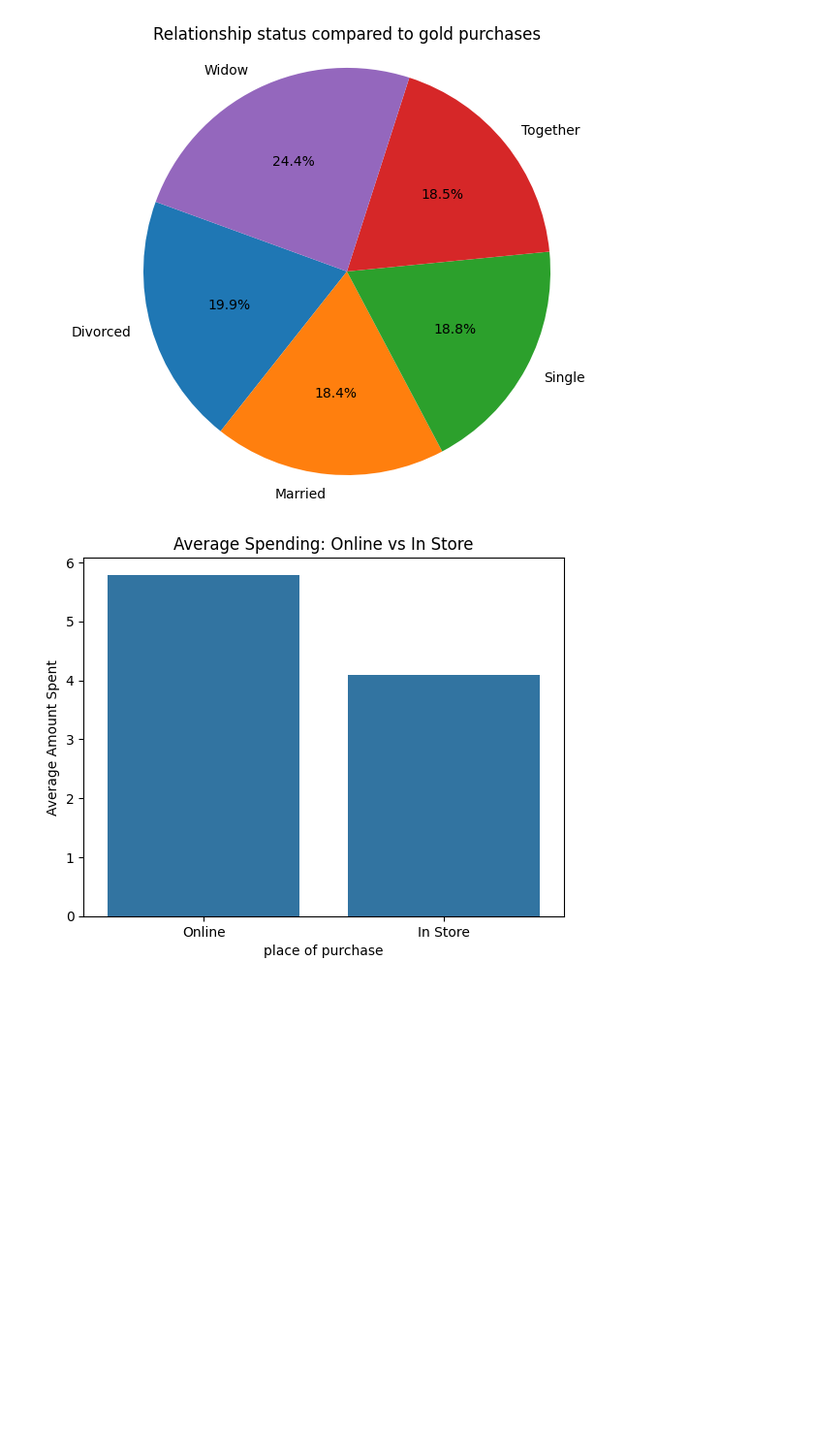
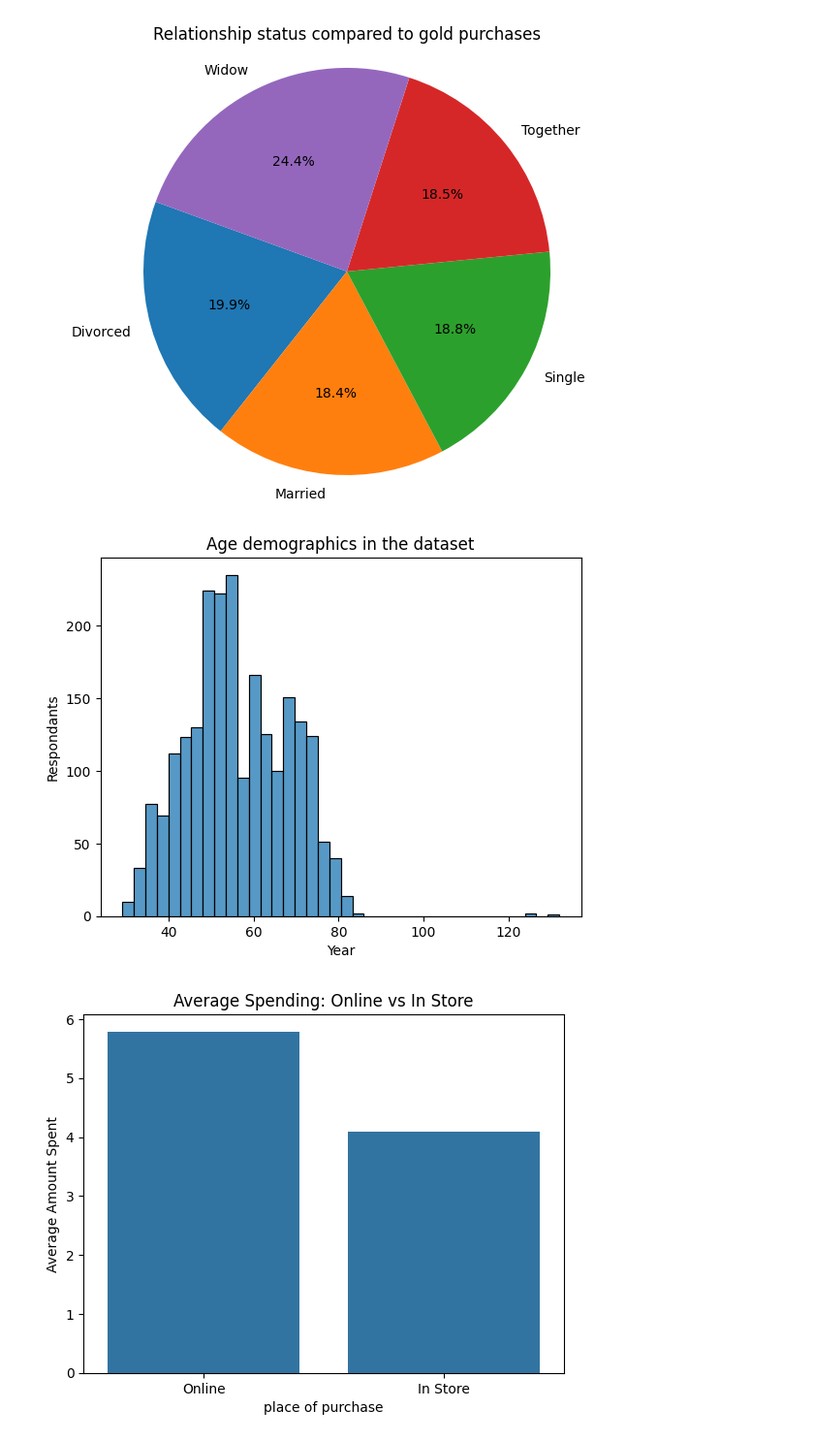
Before and after one commit to yh-2025/async-final-project-teal-Yuki, a Jupyter notebook: final_project_example.ipynb, the cells around one changed output. Shown at 97% size. Saved outputs shown, nothing was run; the diff lists cells and outputs as text; code cells hidden in the pictures; blank space fills up the shorter version.

```diff
--- a/final_project_example.ipynb
+++ b/final_project_example.ipynb
@@ -191,3 +163,16 @@ plt.show()
+# %%
+#Question 6 Who are the main consumers surveyed?
+## substract year of birth from current year
+marketing_df["Age"] = 2025 - marketing_df["Year_Birth"] ## 1. create Age column by substracting year of birth from current year
+dates = marketing_df["Year_Birth"]
+
+sns.histplot(data=marketing_df, x="Age") ## 2. plot histogram with the new "Age" column in Step #1
+plt.title("Age demographics in the dataset")
+plt.xlabel("Year")
+plt.ylabel("Respondants")
+plt.show()
+# %% [output]
+[figure, added]
 # %%
 #Question 7 Do consumers like to shop on adverage online or in stores?
 
```
Also changed, not shown: parts of 2 cells of this notebook.
